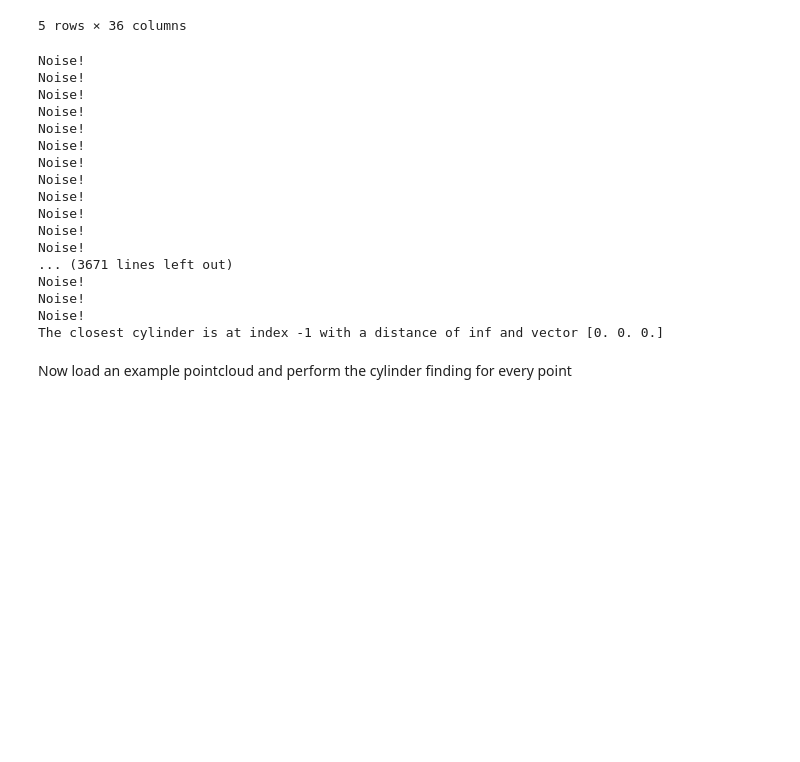
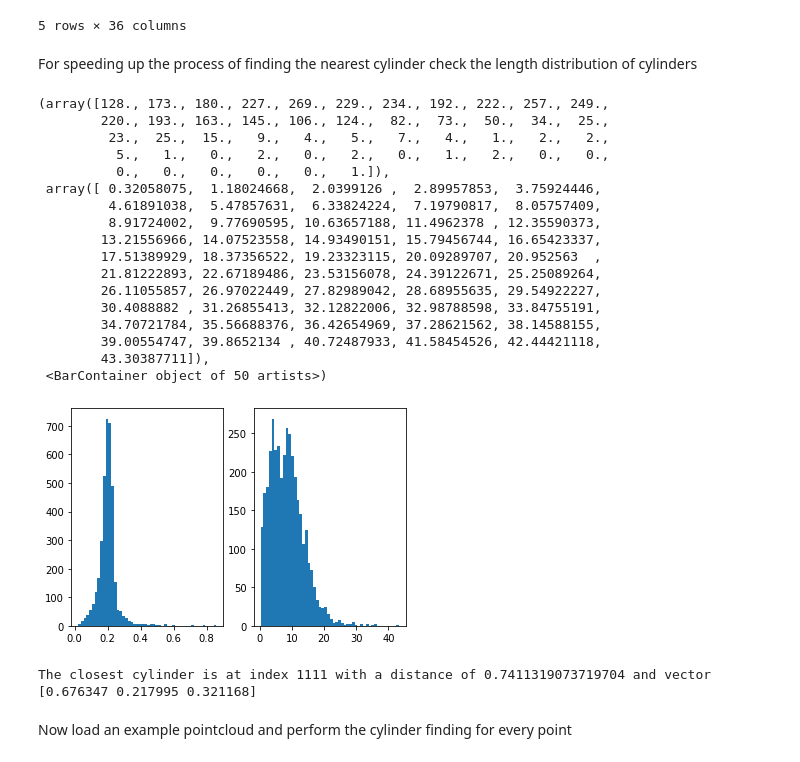
Before and after one commit to RobinDanek/Extracting-Tree-Morphology-From-Point-Clouds, a Jupyter notebook: PreProcessing/LabelGeneration.ipynb, the cells around one changed output. Cells and saved outputs as stored; diff of their text form; code cells hidden in the pictures; blank space fills up the shorter version.

Commit message:
Added further vectorization

```diff
--- a/PreProcessing/LabelGeneration.ipynb
+++ b/PreProcessing/LabelGeneration.ipynb
@@ -46,6 +46,40 @@ Index(['type', 'ID', 'parentID', 'startX', 'startY', 'startZ', 'endX', 'endY',
 | 3 | cylinder | 3 | 2 | 27.372589 | 23.700213 | -0.947553 | 27.363788 | 23.667894 | -0.756015 | 0.147214 | ... | ... |
 | 4 | cylinder | 4 | 3 | 27.363788 | 23.667894 | -0.756015 | 27.380559 | 23.656645 | -0.605488 | 0.147182 | ... | ... |
 5 rows × 36 columns
+# %% [markdown]
+For speeding up the process of finding the nearest cylinder check the length distribution of cylinders
+# %%
+lengths = []
+relativeLengths = []
+for _, cylinder in cylinders.iterrows():
+    start = np.array([cylinder['startX'], cylinder['startY'], cylinder['startZ']])
+    end = np.array([cylinder['endX'], cylinder['endY'], cylinder['endZ']])
+    radius = cylinder['radius']
+    lengths.append( np.linalg.norm(start-end) )
+    relativeLengths.append( np.linalg.norm(start-end)/radius )
+
+fig, ax = plt.subplots(1,2)
+ax[0].hist(lengths, bins=50)
+ax[1].hist(relativeLengths, bins=50)
+# %% [output]
+(array([128., 173., 180., 227., 269., 229., 234., 192., 222., 257., 249.,
+        220., 193., 163., 145., 106., 124.,  82.,  73.,  50.,  34.,  25.,
+         23.,  25.,  15.,   9.,   4.,   5.,   7.,   4.,   1.,   2.,   2.,
+          5.,   1.,   0.,   2.,   0.,   2.,   0.,   1.,   2.,   0.,   0.,
+          0.,   0.,   0.,   0.,   0.,   1.]),
+ array([ 0.32058075,  1.18024668,  2.0399126 ,  2.89957853,  3.75924446,
+         4.61891038,  5.47857631,  6.33824224,  7.19790817,  8.05757409,
+         8.91724002,  9.77690595, 10.63657188, 11.4962378 , 12.35590373,
+        13.21556966, 14.07523558, 14.93490151, 15.79456744, 16.65423337,
+        17.51389929, 18.37356522, 19.23323115, 20.09289707, 20.952563  ,
+        21.81222893, 22.67189486, 23.53156078, 24.39122671, 25.25089264,
+        26.11055857, 26.97022449, 27.82989042, 28.68955635, 29.54922227,
+        30.4088882 , 31.26855413, 32.12822006, 32.98788598, 33.84755191,
+        34.70721784, 35.56688376, 36.42654969, 37.28621562, 38.14588155,
+        39.00554747, 39.8652134 , 40.72487933, 41.58454526, 42.44421118,
+        43.30387711]),
+ <BarContainer object of 50 artists>)
+[figure, added]
 # %%
 def closest_cylinder(point, cylinders):
     """
@@ -109,26 +174,10 @@ def closest_cylinder(point, cylinders):
 # Example usage
 point = np.array([26, 23, 20])
 
-closest_idx, closest_dist, closet_offset_vector = closest_cylinder(point, cylinders)
+closest_idx, closest_dist, closet_offset_vector = closest_cylinder_vectorized(point, cylinders)
 print(f"The closest cylinder is at index {closest_idx} with a distance of {closest_dist} and vector {closet_offset_vector}")
 # %% [output]
-Noise!
-Noise!
-Noise!
-Noise!
-Noise!
-Noise!
-Noise!
-Noise!
-Noise!
-Noise!
-Noise!
-Noise!
-... (3671 lines left out)
-Noise!
-Noise!
-Noise!
-The closest cylinder is at index -1 with a distance of inf and vector [0. 0. 0.]
+The closest cylinder is at index 1111 with a distance of 0.7411319073719704 and vector [0.676347 0.217995 0.321168]
 # %% [markdown]
 Now load an example pointcloud and perform the cylinder finding for every point
 # %%
```
Also changed, not shown: parts of 4 cells of this notebook.
